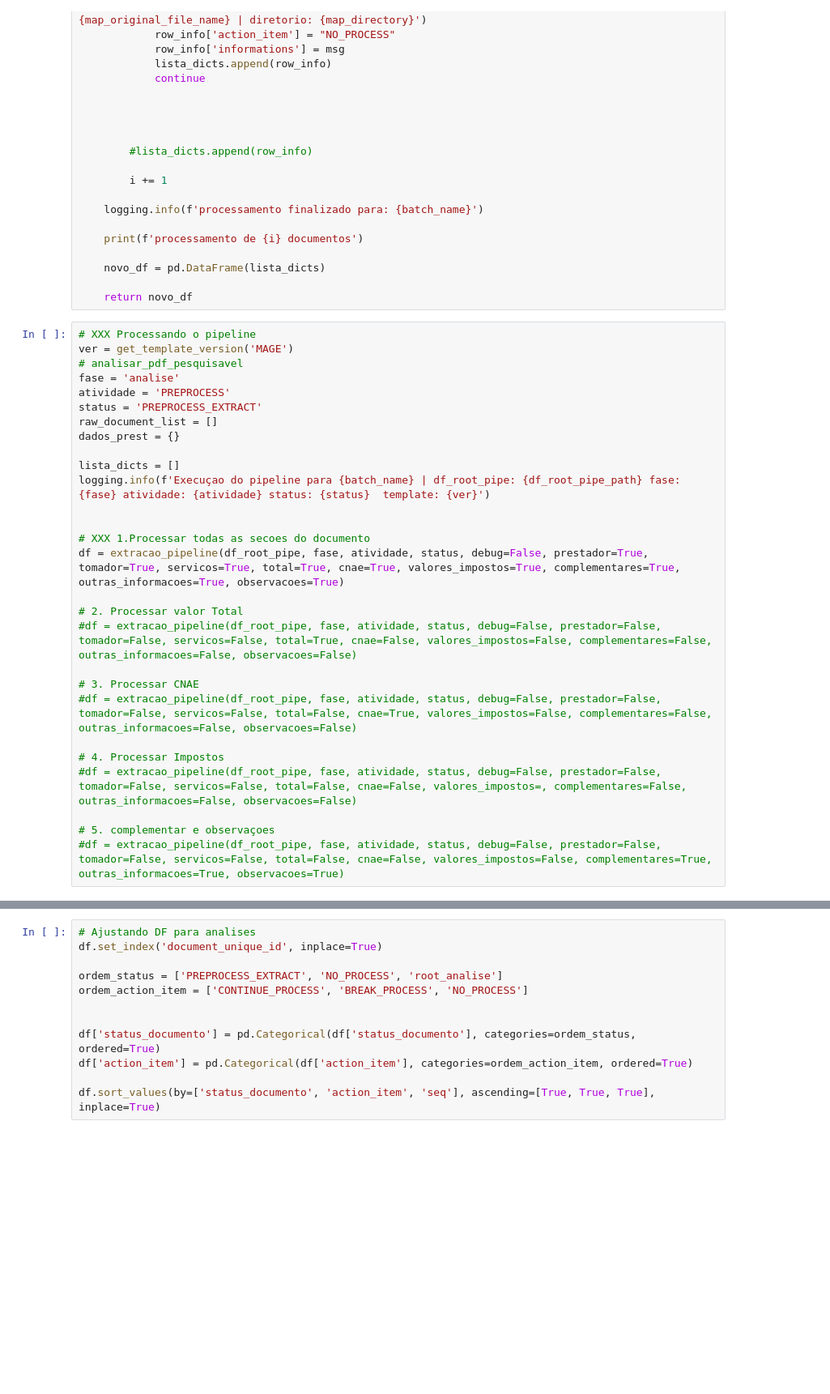
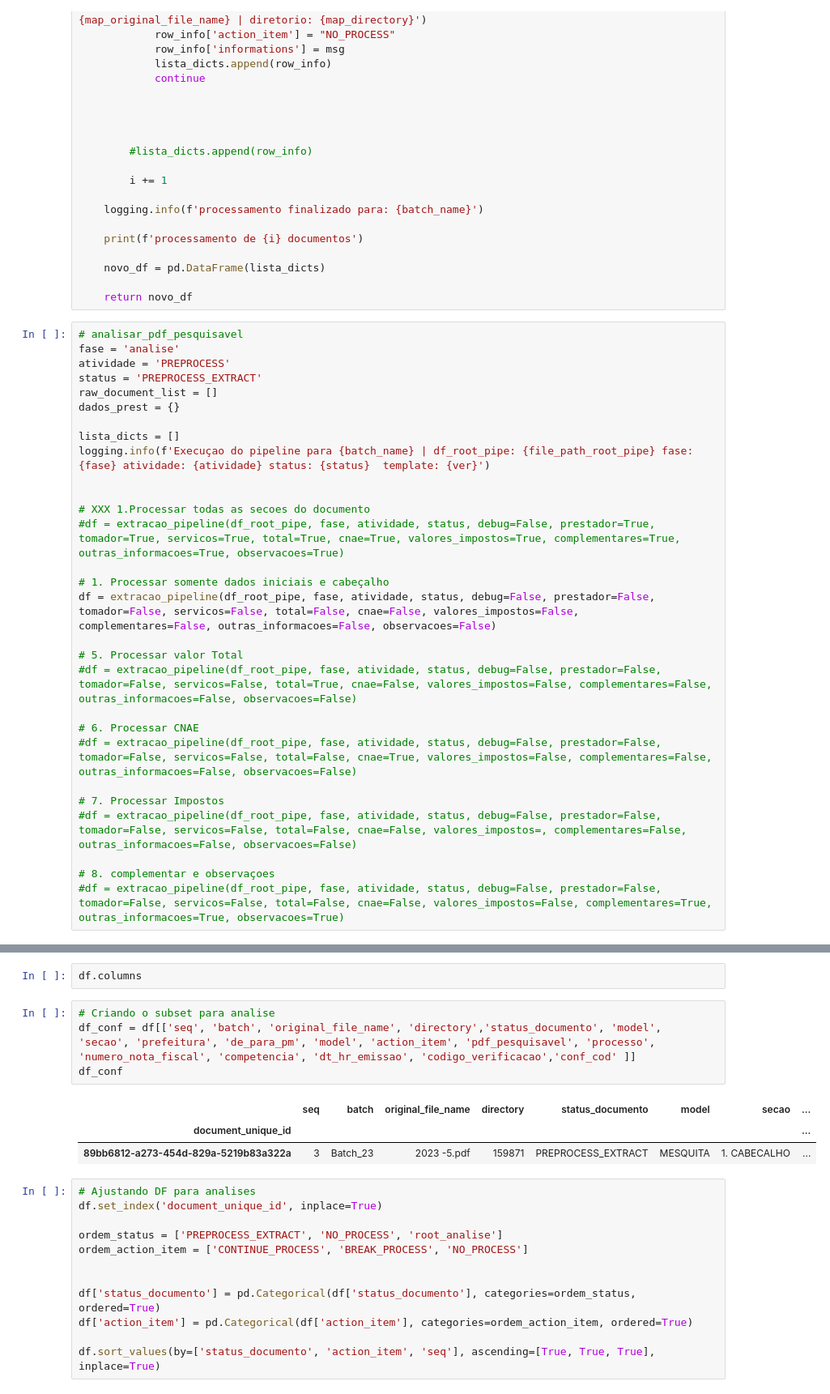
Before and after one commit to Daniel-sdn/extracaoDoc, a Jupyter notebook: 2_extracao_pipeline_v1.ipynb, the cells around one changed output, grey strips where cells are left out. Shown: that part at 81% size. Cells and saved outputs as stored; diff of their text form; blank space fills up the shorter version.

```diff
--- a/2_extracao_pipeline_v1.ipynb
+++ b/2_extracao_pipeline_v1.ipynb
@@ -3492,8 +2792,6 @@ def extracao_pipeline(qualquer_df, fase, atividade, status, debug=False, prestad
 
     return novo_df
 # %%
-# XXX Processando o pipeline
-ver = get_template_version('MAGE')
 # analisar_pdf_pesquisavel
 fase = 'analise'
 atividade = 'PREPROCESS'
@@ -3502,21 +2800,24 @@ raw_document_list = []
 dados_prest = {}
 
 lista_dicts = []
-logging.info(f'Execuçao do pipeline para {batch_name} | df_root_pipe: {df_root_pipe_path} fase: {fase} atividade: {atividade} status: {status}  template: {ver}')
+logging.info(f'Execuçao do pipeline para {batch_name} | df_root_pipe: {file_path_root_pipe} fase: {fase} atividade: {atividade} status: {status}  template: {ver}')
 
 
 # XXX 1.Processar todas as secoes do documento
-df = extracao_pipeline(df_root_pipe, fase, atividade, status, debug=False, prestador=True, tomador=True, servicos=True, total=True, cnae=True, valores_impostos=True, complementares=True, outras_informacoes=True, observacoes=True)
+#df = extracao_pipeline(df_root_pipe, fase, atividade, status, debug=False, prestador=True, tomador=True, servicos=True, total=True, cnae=True, valores_impostos=True, complementares=True, outras_informacoes=True, observacoes=True)
 
-# 2. Processar valor Total
+# 1. Processar somente dados iniciais e cabeçalho
+df = extracao_pipeline(df_root_pipe, fase, atividade, status, debug=False, prestador=False, tomador=False, servicos=False, total=False, cnae=False, valores_impostos=False, complementares=False, outras_informacoes=False, observacoes=False)
+
+# 5. Processar valor Total
 #df = extracao_pipeline(df_root_pipe, fase, atividade, status, debug=False, prestador=False, tomador=False, servicos=False, total=True, cnae=False, valores_impostos=False, complementares=False, outras_informacoes=False, observacoes=False)
 
-# 3. Processar CNAE
+# 6. Processar CNAE
 #df = extracao_pipeline(df_root_pipe, fase, atividade, status, debug=False, prestador=False, tomador=False, servicos=False, total=False, cnae=True, valores_impostos=False, complementares=False, outras_informacoes=False, observacoes=False)
 
-# 4. Processar Impostos
+# 7. Processar Impostos
 #df = extracao_pipeline(df_root_pipe, fase, atividade, status, debug=False, prestador=False, tomador=False, servicos=False, total=False, cnae=False, valores_impostos=, complementares=False, outras_informacoes=False, observacoes=False)
 
-# 5. complementar e observaçoes
+# 8. complementar e observaçoes
 #df = extracao_pipeline(df_root_pipe, fase, atividade, status, debug=False, prestador=False, tomador=False, servicos=False, total=False, cnae=False, valores_impostos=False, complementares=True, outras_informacoes=True, observacoes=True)
 # %% [output]
@@ -3540,3 +2831,13 @@ processamento de 37 documentos
+# %%
+df.columns
+# %%
+# Criando o subset para analise
+df_conf = df[['seq', 'batch', 'original_file_name', 'directory','status_documento', 'model', 'secao', 'prefeitura', 'de_para_pm', 'model', 'action_item', 'pdf_pesquisavel', 'processo', 'numero_nota_fiscal', 'competencia', 'dt_hr_emissao', 'codigo_verificacao','conf_cod' ]]
+df_conf
+# %% [output]
+|  | seq | batch | original_file_name | directory | status_documento | model | secao | ... |
+| document_unique_id |  |  |  |  |  |  |  | ... |
+| 89bb6812-a273-454d-829a-5219b83a322a | 3 | Batch_23 | 2023 -5.pdf | 159871 | PREPROCESS_EXTRACT | MESQUITA | 1. CABECALHO | ... |
 # %%
 # Ajustando DF para analises
 df.set_index('document_unique_id', inplace=True)
```
Also changed, not shown: parts of 88 cells of this notebook, 42 other files.
